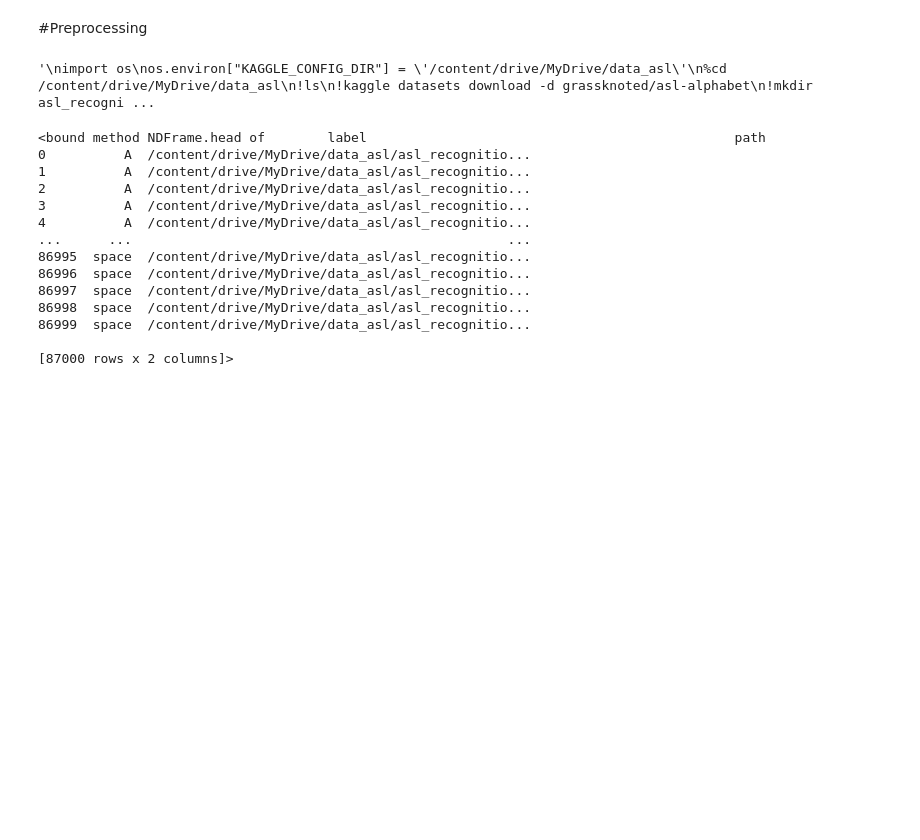
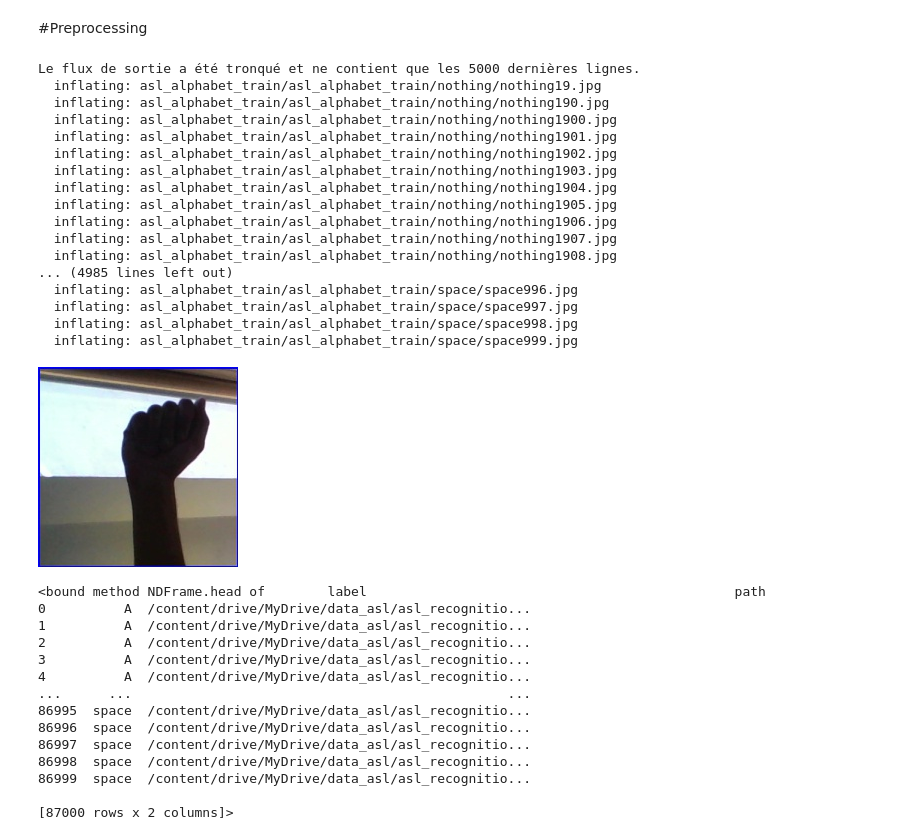
Before and after one commit to seriamedard/american_sign_language_recognition, a Jupyter notebook: ASL_dev.ipynb, the cells around one changed output. Cells and saved outputs as stored; diff of their text form; code cells hidden in the pictures; blank space fills up the shorter version.

```diff
--- a/ASL_dev.ipynb
+++ b/ASL_dev.ipynb
@@ -3,20 +25,36 @@
 # %% [markdown]
 #Preprocessing
 # %%
-"""
+
 import os
 os.environ["KAGGLE_CONFIG_DIR"] = '/content/drive/MyDrive/data_asl'
 %cd /content/drive/MyDrive/data_asl
 !ls
 !kaggle datasets download -d grassknoted/asl-alphabet
 !mkdir asl_recognition
 !mv asl-alphabet.zip asl_recognition
 %cd asl_recognition/
 !unzip asl-alphabet.zip
 import cv2
 from google.colab.patches import cv2_imshow
 img=cv2.imread('/content/drive/MyDrive/data_asl/asl_recognition/asl_alphabet_test/asl_alphabet_test/A_test.jpg')
 cv2_imshow(img)
-"""
 # %% [output]
-'\nimport os\nos.environ["KAGGLE_CONFIG_DIR"] = \'/content/drive/MyDrive/data_asl\'\n%cd /content/drive/MyDrive/data_asl\n!ls\n!kaggle datasets download -d grassknoted/asl-alphabet\n!mkdir asl_recogni ...
+Le flux de sortie a été tronqué et ne contient que les 5000 dernières lignes.
+  inflating: asl_alphabet_train/asl_alphabet_train/nothing/nothing19.jpg
+  inflating: asl_alphabet_train/asl_alphabet_train/nothing/nothing190.jpg
+  inflating: asl_alphabet_train/asl_alphabet_train/nothing/nothing1900.jpg
+  inflating: asl_alphabet_train/asl_alphabet_train/nothing/nothing1901.jpg
+  inflating: asl_alphabet_train/asl_alphabet_train/nothing/nothing1902.jpg
+  inflating: asl_alphabet_train/asl_alphabet_train/nothing/nothing1903.jpg
+  inflating: asl_alphabet_train/asl_alphabet_train/nothing/nothing1904.jpg
+  inflating: asl_alphabet_train/asl_alphabet_train/nothing/nothing1905.jpg
+  inflating: asl_alphabet_train/asl_alphabet_train/nothing/nothing1906.jpg
+  inflating: asl_alphabet_train/asl_alphabet_train/nothing/nothing1907.jpg
+  inflating: asl_alphabet_train/asl_alphabet_train/nothing/nothing1908.jpg
+... (4985 lines left out)
+  inflating: asl_alphabet_train/asl_alphabet_train/space/space996.jpg
+  inflating: asl_alphabet_train/asl_alphabet_train/space/space997.jpg
+  inflating: asl_alphabet_train/asl_alphabet_train/space/space998.jpg
+  inflating: asl_alphabet_train/asl_alphabet_train/space/space999.jpg
+[figure, added]
```
Also changed, not shown: parts of 19 cells of this notebook.
